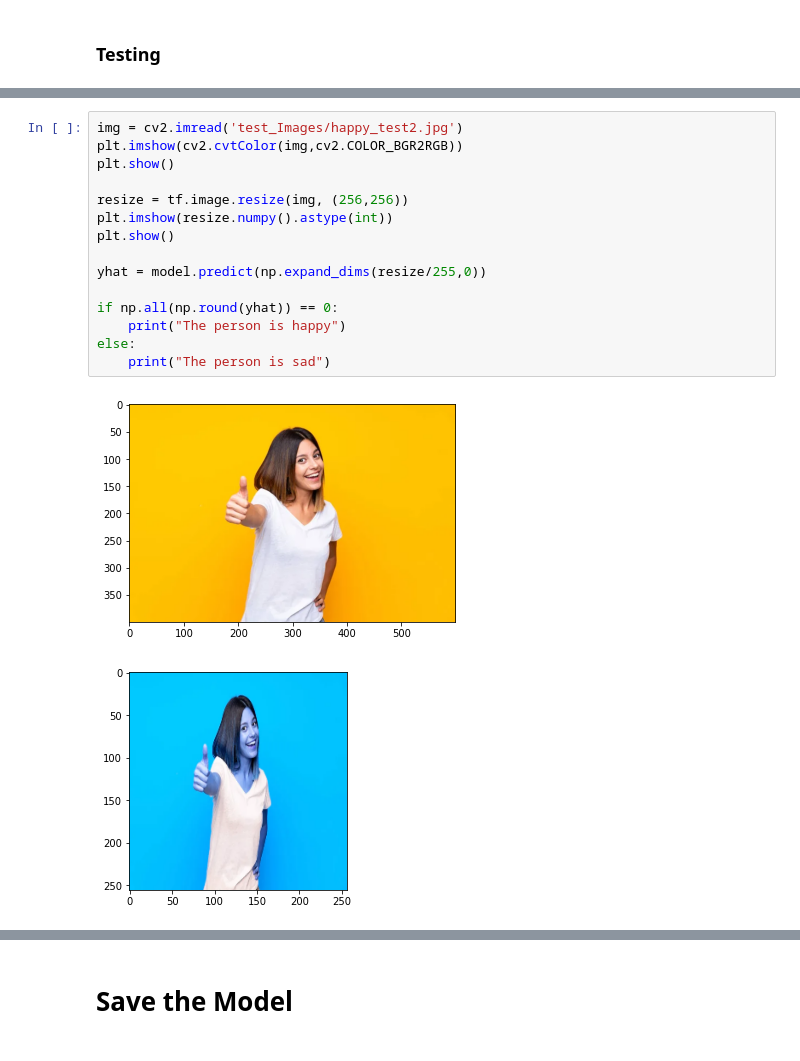
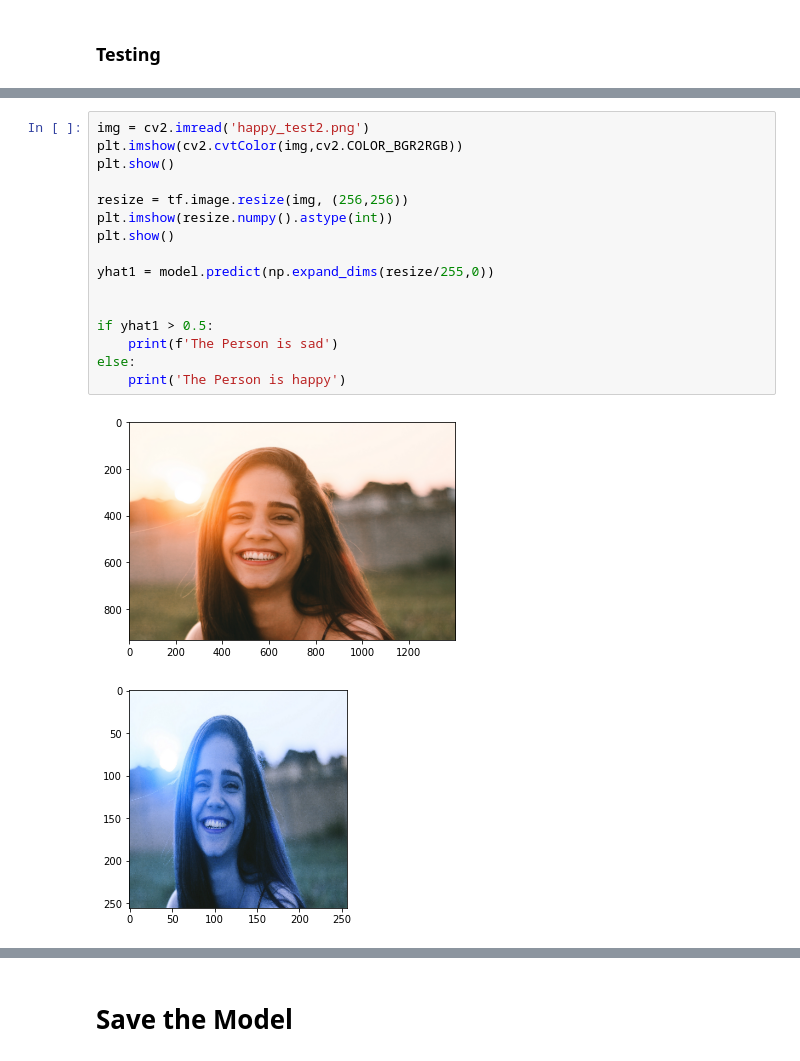
Before and after one commit to StrangeCoder1729/Happy-vs-Sad-Image-Classification, a Jupyter notebook: CNN Model.ipynb, the cells around one changed output, grey strips where cells are left out. Drawn from its saved outputs; the diff is of its cells as text.

```diff
--- a/CNN Model.ipynb
+++ b/CNN Model.ipynb
@@ -269,18 +270,19 @@ The person is sad
 # %%
-img = cv2.imread('test_Images/happy_test2.jpg')
+img = cv2.imread('happy_test2.png')
 plt.imshow(cv2.cvtColor(img,cv2.COLOR_BGR2RGB))
 plt.show()
 
 resize = tf.image.resize(img, (256,256))
 plt.imshow(resize.numpy().astype(int))
 plt.show()
 
-yhat = model.predict(np.expand_dims(resize/255,0))
+yhat1 = model.predict(np.expand_dims(resize/255,0))
 
-if np.all(np.round(yhat)) == 0:
-    print("The person is happy")
+
+if yhat1 > 0.5:
+    print(f'The Person is sad')
 else:
-    print("The person is sad")
+    print('The Person is happy')
 # %% [output]
-[figure, old version]
+[figure, new version]
-[figure, old version]
+[figure, new version]
```
Also changed, not shown: parts of 13 cells of this notebook, 13 other files.
